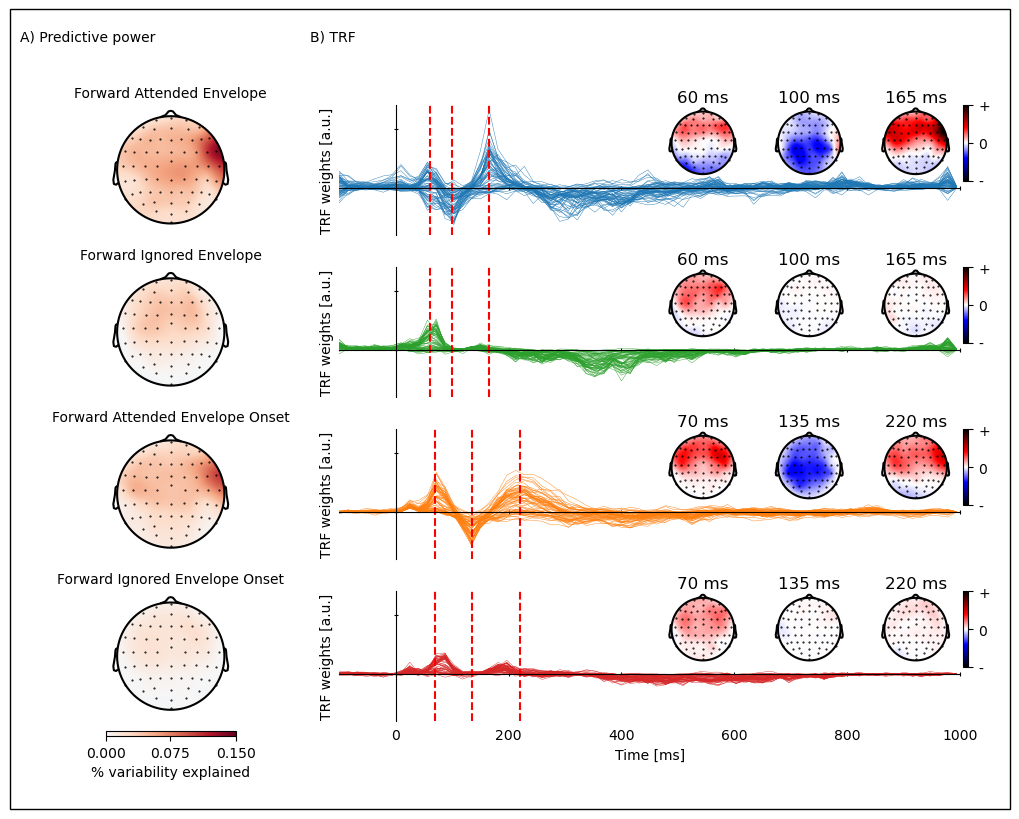
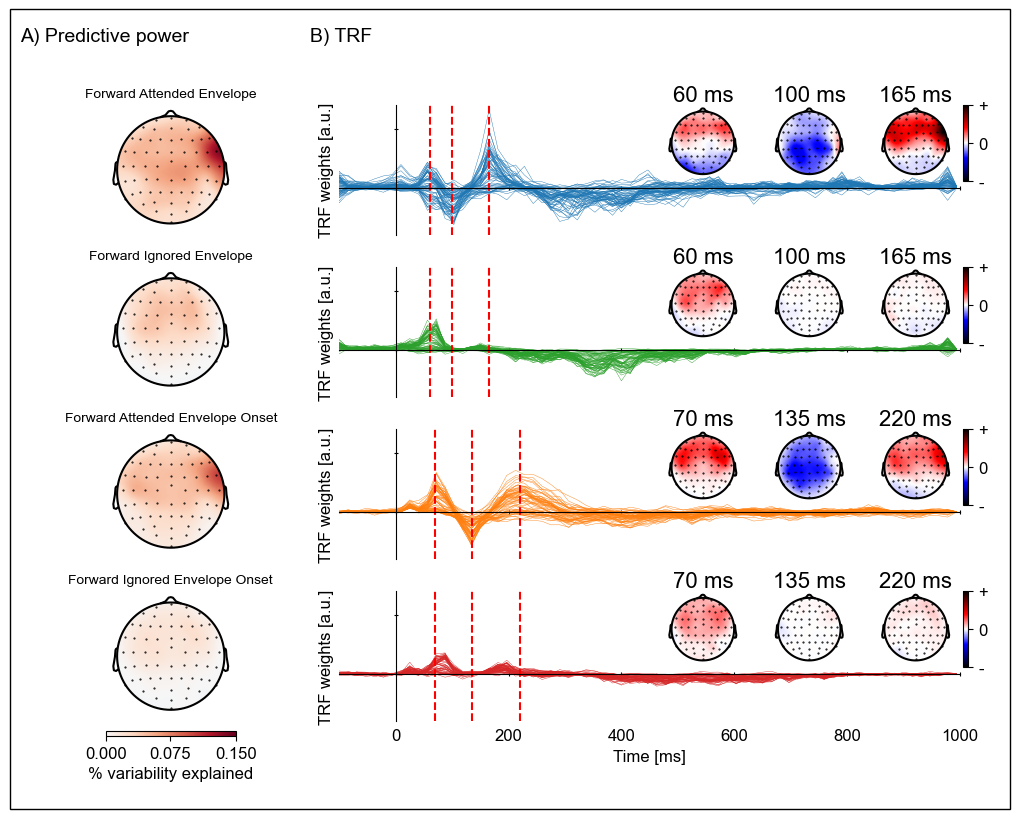
Unified diff of the notebook cell whose output changed from the first chart to the second:
--- before
+++ after
@@ -51,6 +51,6 @@
 last_topo_p.plot_colorbar(below=last_topo_axes, label="% variability explained", clipmin=0, ticks=5, h=2)
 
-figure.text(0.01, 0.96, 'A) Predictive power', size=10)
-figure.text(0.30, 0.96, 'B) TRF', size=10)
-figure.savefig(FUGLSANG_FIGURES_DIR / f'fuglsang-topo-butterflies.pdf')
+figure.text(0.01, 0.96, 'A) Predictive power', size=14)
+figure.text(0.30, 0.96, 'B) TRF', size=14)
+figure.savefig(FUGLSANG_FIGURES_DIR / f'fuglsang_topo_butterflies.png', dpi=300)
 eelbrain.plot.figure_outline()

Commit: some stremlining of and update to FUGLSANG trial based AAD plot